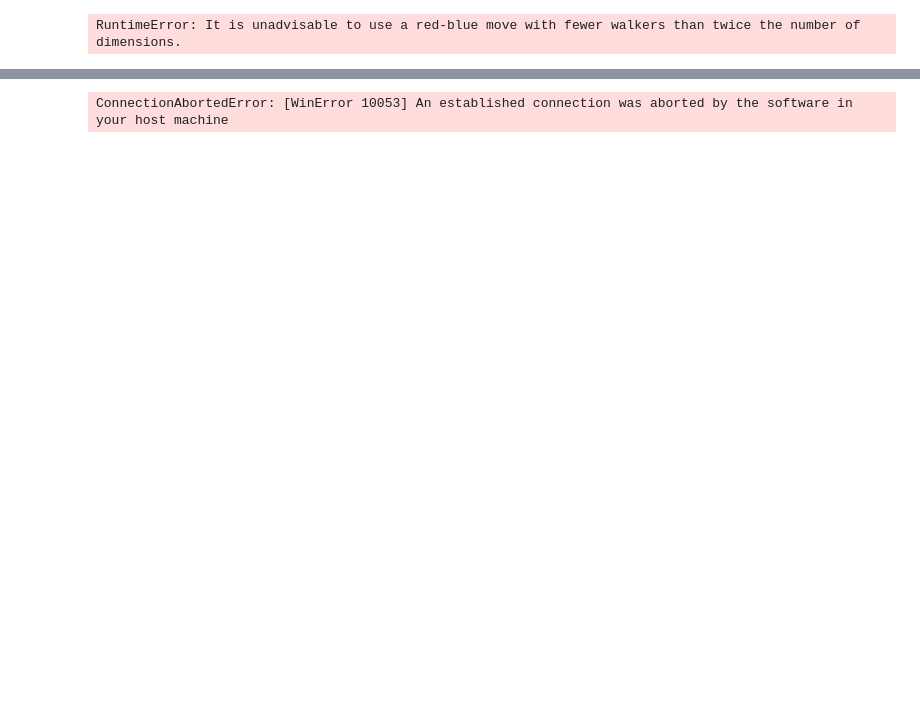
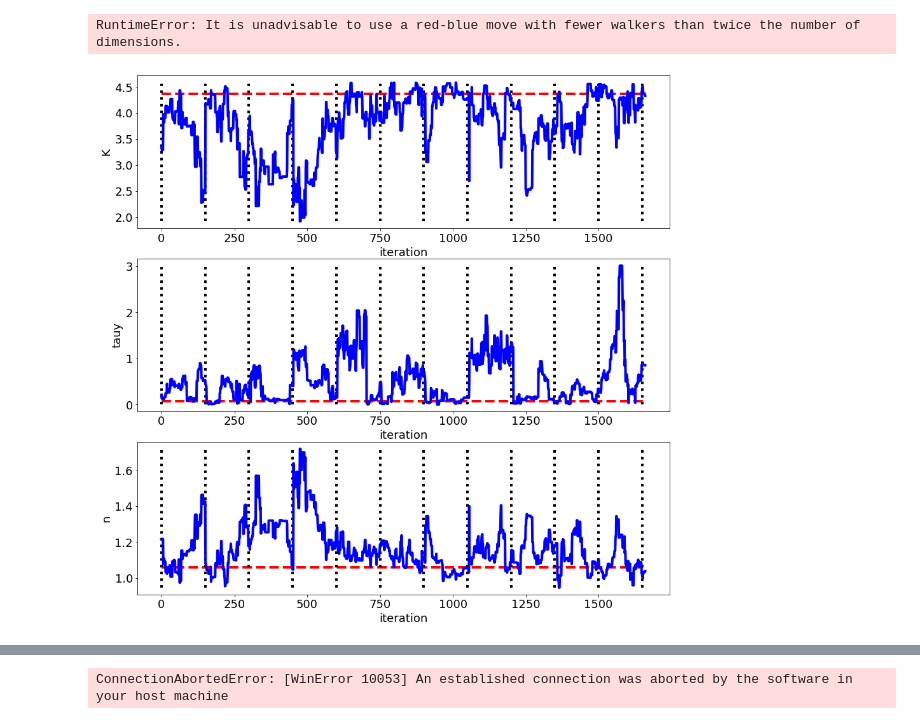
Before and after one commit to JanineBirnbaum18/3-phase-flow, a Jupyter notebook: MCMC/MCMC_from_file.ipynb, the cells around one changed output, grey strips where cells are left out. Saved outputs shown, nothing was run; the diff lists cells and outputs as text; code cells hidden in the pictures; blank space fills up the shorter version.

```diff
--- a/MCMC/MCMC_from_file.ipynb
+++ b/MCMC/MCMC_from_file.ipynb
@@ -299,5 +322,41 @@ sampler = mc.EnsembleSampler(nwalkers, ndim, lnprob, args=(x, y, yerr))
 sampler.run_mcmc(mu_pos, steps, progress=True);
 # %% [output]
 RuntimeError: It is unadvisable to use a red-blue move with fewer walkers than twice the number of dimensions.
+# %%
+# inspect runs
+#s = 150
+#samples_full = sampler.chain[:, s:, :].reshape((-1, ndim))
+
+samples_full = samples.values
+nwalkers = 12
+steps = 500
+s = 350
+
+subset = np.zeros((0,4))
+
+for walker in np.arange(nwalkers):
+    subset = np.append(subset,samples_full[(walker*steps + s):((walker + 1)*steps + 1)],axis=0)
+
+samples_full = subset
+
+
+fig,ax = plt.subplots(nrows=3, figsize=(15,15))
+ax[0].plot(samples_full[:,0],'b-')
+ax[0].hlines(K_post, 0, samples_full.shape[0],colors='r',linestyles='dashed')
+ax[0].vlines(np.arange(nwalkers)*(steps-s),np.min(samples_full[:,0]),np.max(samples_full[:,0]),colors='k',linestyles='dotted')
+ax[0].set_xlabel('iteration')
+ax[0].set_ylabel('K')
+ax[1].plot(samples_full[:,1],'b-')
+ax[1].hlines(tauy_post, 0, samples_full.shape[0],colors='r',linestyles='dashed')
+ax[1].vlines(np.arange(nwalkers)*(steps-s),np.min(samples_full[:,1]),np.max(samples_full[:,1]),colors='k',linestyles='dotted')
+ax[1].set_xlabel('iteration')
+ax[1].set_ylabel('tauy')
+ax[2].plot(samples_full[:,2],'b-')
+ax[2].hlines(n_post, 0, samples_full.shape[0],colors='r',linestyles='dashed')
+ax[2].vlines(np.arange(nwalkers)*(steps-s),np.min(samples_full[:,2]),np.max(samples_full[:,2]),colors='k',linestyles='dotted')
+ax[2].set_xlabel('iteration')
+ax[2].set_ylabel('n');
+# %% [output]
+[figure, added]
 # %%
 # Inspect MCMC results
```
Also changed, not shown: parts of 12 cells of this notebook, 3 other files.
